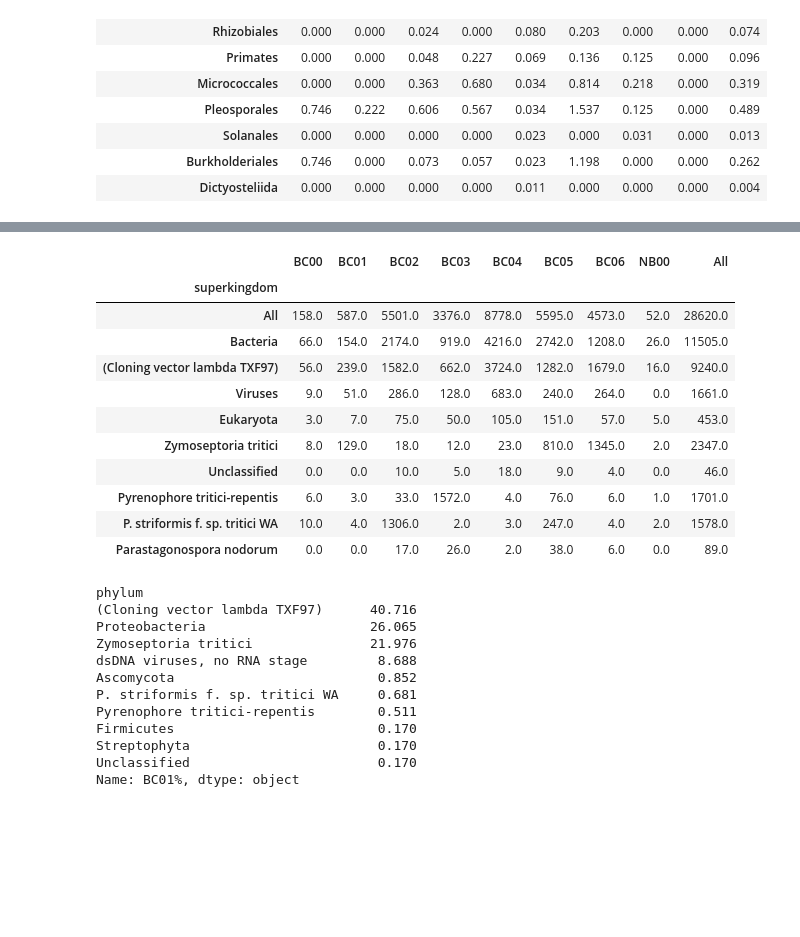
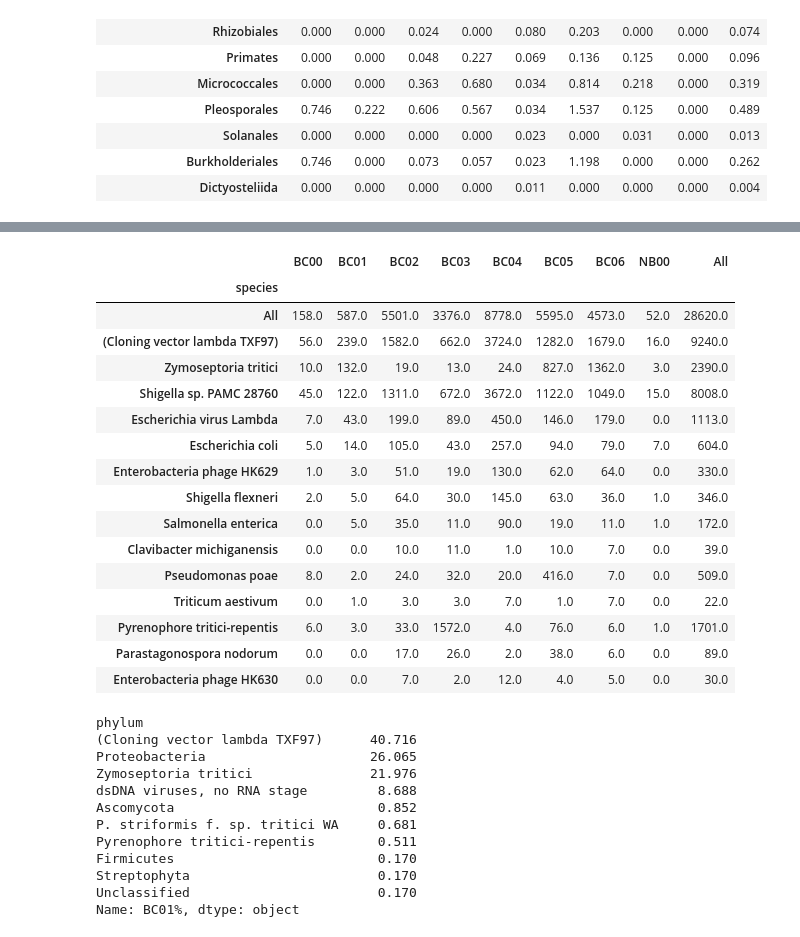
Before and after one commit to BenjaminSchwessinger/Gamran, a Jupyter notebook: MinIon_analysis_05012017_Wagga_initial-taxonomy.ipynb, the cells around one changed output, grey strips where cells are left out. Cells and saved outputs as stored; diff of their text form; code cells hidden in the pictures; blank space fills up the shorter version.

```diff
--- a/MinIon_analysis_05012017_Wagga_initial-taxonomy.ipynb
+++ b/MinIon_analysis_05012017_Wagga_initial-taxonomy.ipynb
@@ -300,20 +300,25 @@ def generate_all_hits_count_table(rank, bcs, dropwheat=False):
 
     return blast_and_NCBI_hits_sum.sort_values(bcs, axis=0, ascending=False).head(n=15)
 # %%
-generate_all_hits_count_table('superkingdom', 'BC04', dropwheat=True)
+generate_all_hits_count_table('species', 'BC06', dropwheat=True)
 # %% [output]
 |  | BC00 | BC01 | BC02 | BC03 | BC04 | BC05 | BC06 | NB00 | All |
-| superkingdom |  |  |  |  |  |  |  |  |  |
+| species |  |  |  |  |  |  |  |  |  |
 | All | 158.0 | 587.0 | 5501.0 | 3376.0 | 8778.0 | 5595.0 | 4573.0 | 52.0 | 28620.0 |
-| Bacteria | 66.0 | 154.0 | 2174.0 | 919.0 | 4216.0 | 2742.0 | 1208.0 | 26.0 | 11505.0 |
 | (Cloning vector lambda TXF97) | 56.0 | 239.0 | 1582.0 | 662.0 | 3724.0 | 1282.0 | 1679.0 | 16.0 | 9240.0 |
-| Viruses | 9.0 | 51.0 | 286.0 | 128.0 | 683.0 | 240.0 | 264.0 | 0.0 | 1661.0 |
-| Eukaryota | 3.0 | 7.0 | 75.0 | 50.0 | 105.0 | 151.0 | 57.0 | 5.0 | 453.0 |
-| Zymoseptoria tritici | 8.0 | 129.0 | 18.0 | 12.0 | 23.0 | 810.0 | 1345.0 | 2.0 | 2347.0 |
-| Unclassified | 0.0 | 0.0 | 10.0 | 5.0 | 18.0 | 9.0 | 4.0 | 0.0 | 46.0 |
+| Zymoseptoria tritici | 10.0 | 132.0 | 19.0 | 13.0 | 24.0 | 827.0 | 1362.0 | 3.0 | 2390.0 |
+| Shigella sp. PAMC 28760 | 45.0 | 122.0 | 1311.0 | 672.0 | 3672.0 | 1122.0 | 1049.0 | 15.0 | 8008.0 |
+| Escherichia virus Lambda | 7.0 | 43.0 | 199.0 | 89.0 | 450.0 | 146.0 | 179.0 | 0.0 | 1113.0 |
+| Escherichia coli | 5.0 | 14.0 | 105.0 | 43.0 | 257.0 | 94.0 | 79.0 | 7.0 | 604.0 |
+| Enterobacteria phage HK629 | 1.0 | 3.0 | 51.0 | 19.0 | 130.0 | 62.0 | 64.0 | 0.0 | 330.0 |
+| Shigella flexneri | 2.0 | 5.0 | 64.0 | 30.0 | 145.0 | 63.0 | 36.0 | 1.0 | 346.0 |
+| Salmonella enterica | 0.0 | 5.0 | 35.0 | 11.0 | 90.0 | 19.0 | 11.0 | 1.0 | 172.0 |
+| Clavibacter michiganensis | 0.0 | 0.0 | 10.0 | 11.0 | 1.0 | 10.0 | 7.0 | 0.0 | 39.0 |
+| Pseudomonas poae | 8.0 | 2.0 | 24.0 | 32.0 | 20.0 | 416.0 | 7.0 | 0.0 | 509.0 |
+| Triticum aestivum | 0.0 | 1.0 | 3.0 | 3.0 | 7.0 | 1.0 | 7.0 | 0.0 | 22.0 |
 | Pyrenophore tritici-repentis | 6.0 | 3.0 | 33.0 | 1572.0 | 4.0 | 76.0 | 6.0 | 1.0 | 1701.0 |
-| P. striformis f. sp. tritici WA | 10.0 | 4.0 | 1306.0 | 2.0 | 3.0 | 247.0 | 4.0 | 2.0 | 1578.0 |
 | Parastagonospora nodorum | 0.0 | 0.0 | 17.0 | 26.0 | 2.0 | 38.0 | 6.0 | 0.0 | 89.0 |
+| Enterobacteria phage HK630 | 0.0 | 0.0 | 7.0 | 2.0 | 12.0 | 4.0 | 5.0 | 0.0 | 30.0 |
 # %%
 # % pivot table of dataframe with taxonomic columns, including reference genomes across all ranks:
 #rows - rank names, columns - barcode, sorted by desired class
```
Also changed, not shown: parts of 6 cells of this notebook.
